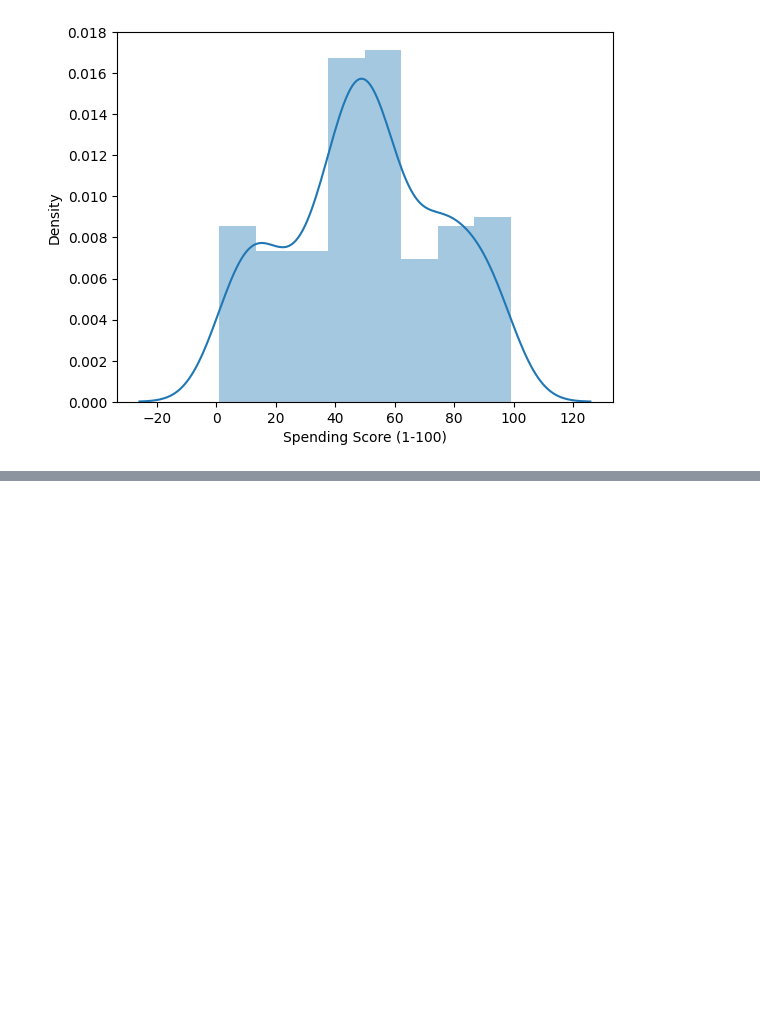
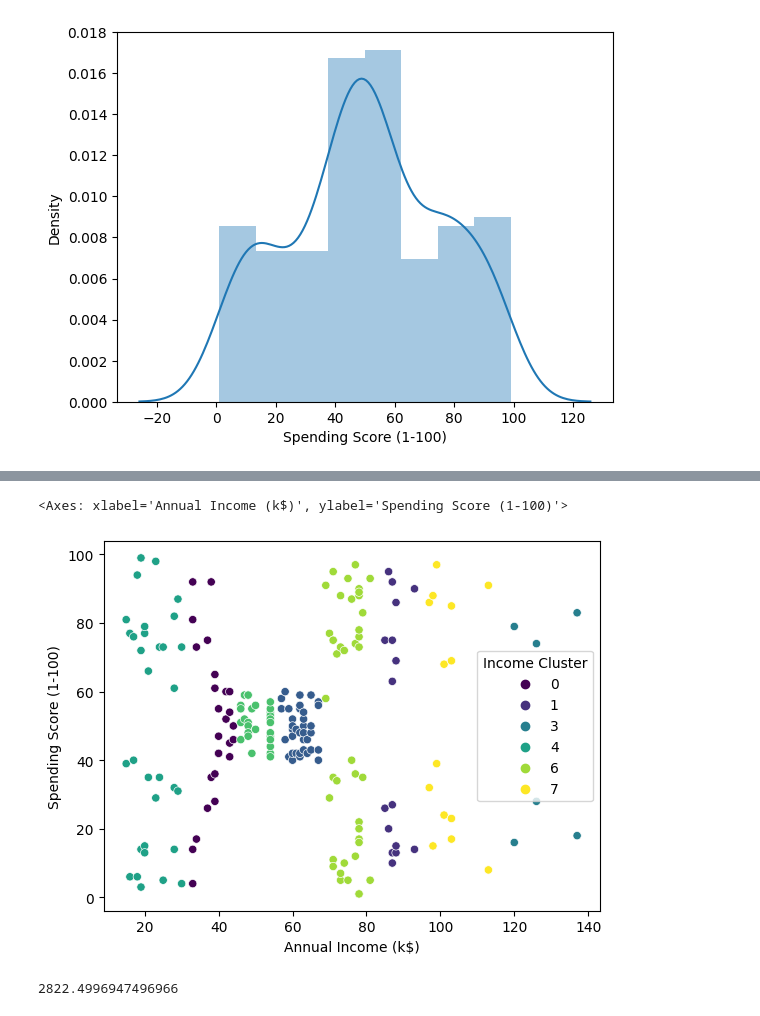
Before and after one commit to wannasleepforlong/Customer-Analysis-by-Segmentation-Clustering, a Jupyter notebook: main.ipynb, the cells around one changed output, grey strips where cells are left out. Cells and saved outputs as stored; diff of their text form; code cells hidden in the pictures; blank space fills up the shorter version.

```diff
--- a/main.ipynb
+++ b/main.ipynb
@@ -79,0 +106,3 @@ https://gist.github.com/mwaskom/de44147ed2974457ad6372750bbe5751
+# %%
+df['Income Cluster'] = clustering_1.labels_
+df.head()
@@ -79,0 +116,10 @@ https://gist.github.com/mwaskom/de44147ed2974457ad6372750bbe5751
+# %%
+sns.scatterplot(x='Annual Income (k$)', y='Spending Score (1-100)', hue='Income Cluster', data=df, palette='viridis')
+# %% [output]
+<Axes: xlabel='Annual Income (k$)', ylabel='Spending Score (1-100)'>
+[figure, added]
+# %%
+clustering_1.inertia_
+#Inertia measures how well a dataset was clustered by K-Means., which should be relatively low in a good K-Means cluster
+# %% [output]
+2822.4996947496966
```
Also changed, not shown: parts of 18 cells of this notebook.
